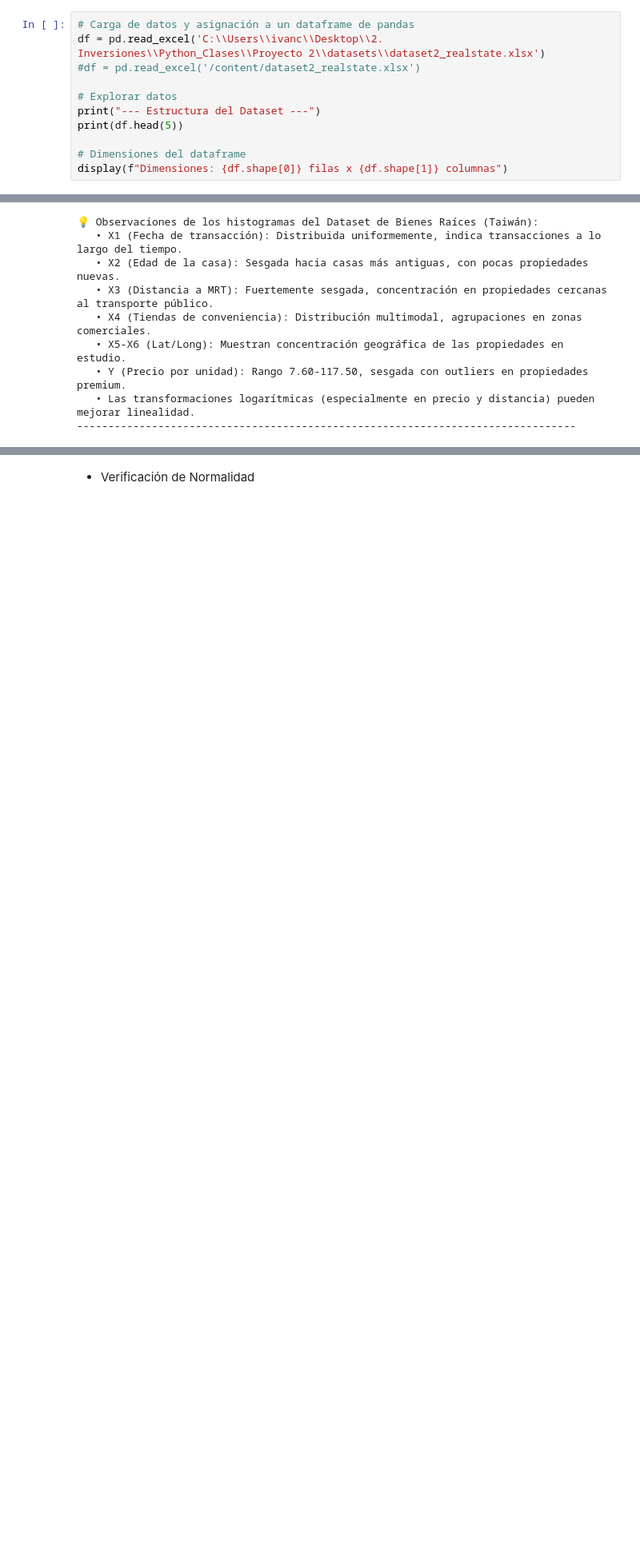
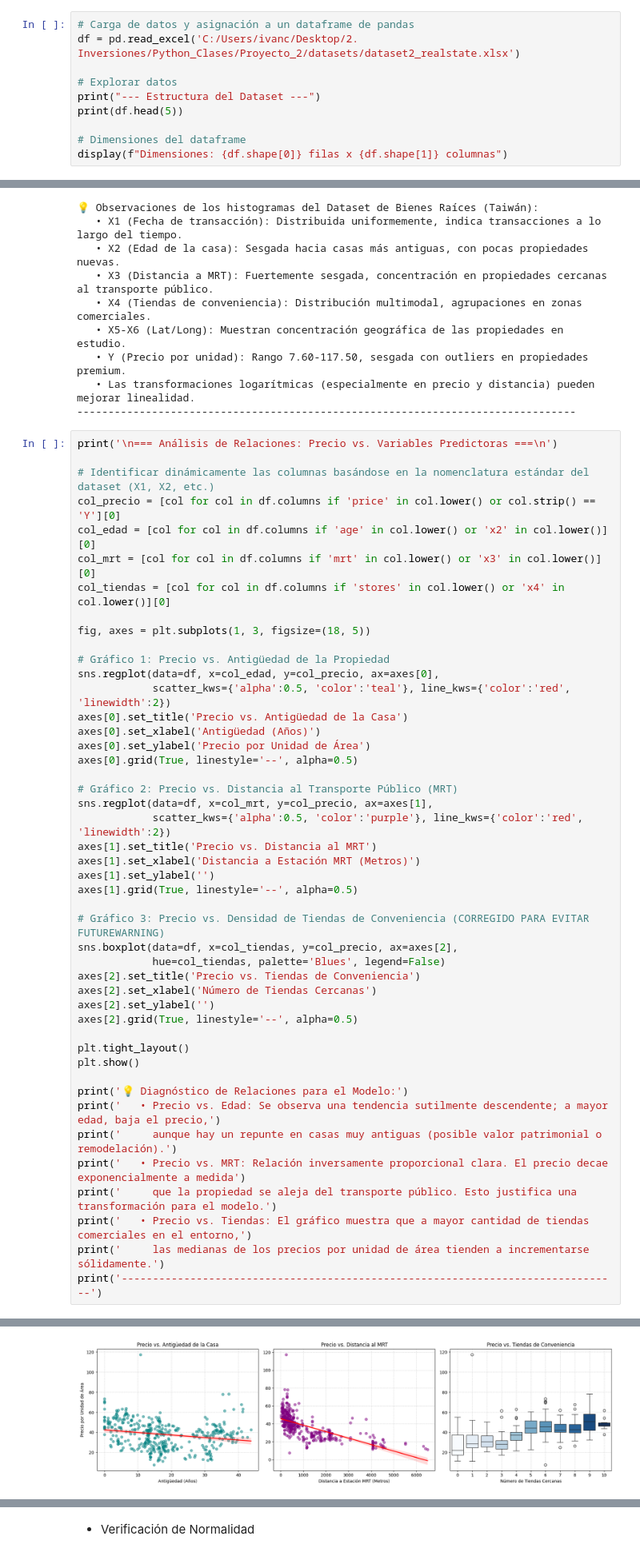
Before and after one commit to icortesve/Proyecto_2, a Jupyter notebook: EDA/EDA_dataset2.ipynb, the cells around one changed output, grey strips where cells are left out. Shown at 80% size. Drawn from its saved outputs; the diff is of its cells as text; blank space fills up the shorter version.

```diff
--- a/EDA/EDA_dataset2.ipynb
+++ b/EDA/EDA_dataset2.ipynb
@@ -18,8 +18,7 @@ import matplotlib.pyplot as plt
 import seaborn as sns
 # %%
 # Carga de datos y asignación a un dataframe de pandas
-df = pd.read_excel('C:\\Users\\ivanc\\Desktop\\2. Inversiones\\Python_Clases\\Proyecto 2\\datasets\\dataset2_realstate.xlsx')
-#df = pd.read_excel('/content/dataset2_realstate.xlsx')
+df = pd.read_excel('C:/Users/ivanc/Desktop/2. Inversiones/Python_Clases/Proyecto_2/datasets/dataset2_realstate.xlsx')
 
 # Explorar datos
 print("--- Estructura del Dataset ---")
@@ -357,3 +356,50 @@ print('-------------------------------------------------------------------------
    • Y (Precio por unidad): Rango 7.60-117.50, sesgada con outliers en propiedades premium.
    • Las transformaciones logarítmicas (especialmente en precio y distancia) pueden mejorar linealidad.
 --------------------------------------------------------------------------------
+# %%
+print('\n=== Análisis de Relaciones: Precio vs. Variables Predictoras ===\n')
+
+# Identificar dinámicamente las columnas basándose en la nomenclatura estándar del dataset (X1, X2, etc.)
+col_precio = [col for col in df.columns if 'price' in col.lower() or col.strip() == 'Y'][0]
+col_edad = [col for col in df.columns if 'age' in col.lower() or 'x2' in col.lower()][0]
+col_mrt = [col for col in df.columns if 'mrt' in col.lower() or 'x3' in col.lower()][0]
+col_tiendas = [col for col in df.columns if 'stores' in col.lower() or 'x4' in col.lower()][0]
+
+fig, axes = plt.subplots(1, 3, figsize=(18, 5))
+
+# Gráfico 1: Precio vs. Antigüedad de la Propiedad
+sns.regplot(data=df, x=col_edad, y=col_precio, ax=axes[0],
+            scatter_kws={'alpha':0.5, 'color':'teal'}, line_kws={'color':'red', 'linewidth':2})
+axes[0].set_title('Precio vs. Antigüedad de la Casa')
+axes[0].set_xlabel('Antigüedad (Años)')
+axes[0].set_ylabel('Precio por Unidad de Área')
+axes[0].grid(True, linestyle='--', alpha=0.5)
+
+# Gráfico 2: Precio vs. Distancia al Transporte Público (MRT)
+sns.regplot(data=df, x=col_mrt, y=col_precio, ax=axes[1],
+            scatter_kws={'alpha':0.5, 'color':'purple'}, line_kws={'color':'red', 'linewidth':2})
+axes[1].set_title('Precio vs. Distancia al MRT')
+axes[1].set_xlabel('Distancia a Estación MRT (Metros)')
+axes[1].set_ylabel('')
+axes[1].grid(True, linestyle='--', alpha=0.5)
+
+# Gráfico 3: Precio vs. Densidad de Tiendas de Conveniencia (CORREGIDO PARA EVITAR FUTUREWARNING)
+sns.boxplot(data=df, x=col_tiendas, y=col_precio, ax=axes[2],
+            hue=col_tiendas, palette='Blues', legend=False)
+axes[2].set_title('Precio vs. Tiendas de Conveniencia')
+axes[2].set_xlabel('Número de Tiendas Cercanas')
+axes[2].set_ylabel('')
+axes[2].grid(True, linestyle='--', alpha=0.5)
+
+plt.tight_layout()
+plt.show()
+
+print('💡 Diagnóstico de Relaciones para el Modelo:')
+print('   • Precio vs. Edad: Se observa una tendencia sutilmente descendente; a mayor edad, baja el precio,')
+print('     aunque hay un repunte en casas muy antiguas (posible valor patrimonial o remodelación).')
+print('   • Precio vs. MRT: Relación inversamente proporcional clara. El precio decae exponencialmente a medida')
+print('     que la propiedad se aleja del transporte público. Esto justifica una transformación para el modelo.')
+print('   • Precio vs. Tiendas: El gráfico muestra que a mayor cantidad de tiendas comerciales en el entorno,')
+print('     las medianas de los precios por unidad de área tienden a incrementarse sólidamente.')
+print('--------------------------------------------------------------------------------')
+# %% [output]
@@ -359,0 +407 @@ print('-------------------------------------------------------------------------
+[figure, added]
```
Also changed, not shown: parts of 2 cells of this notebook, 5 other files.
